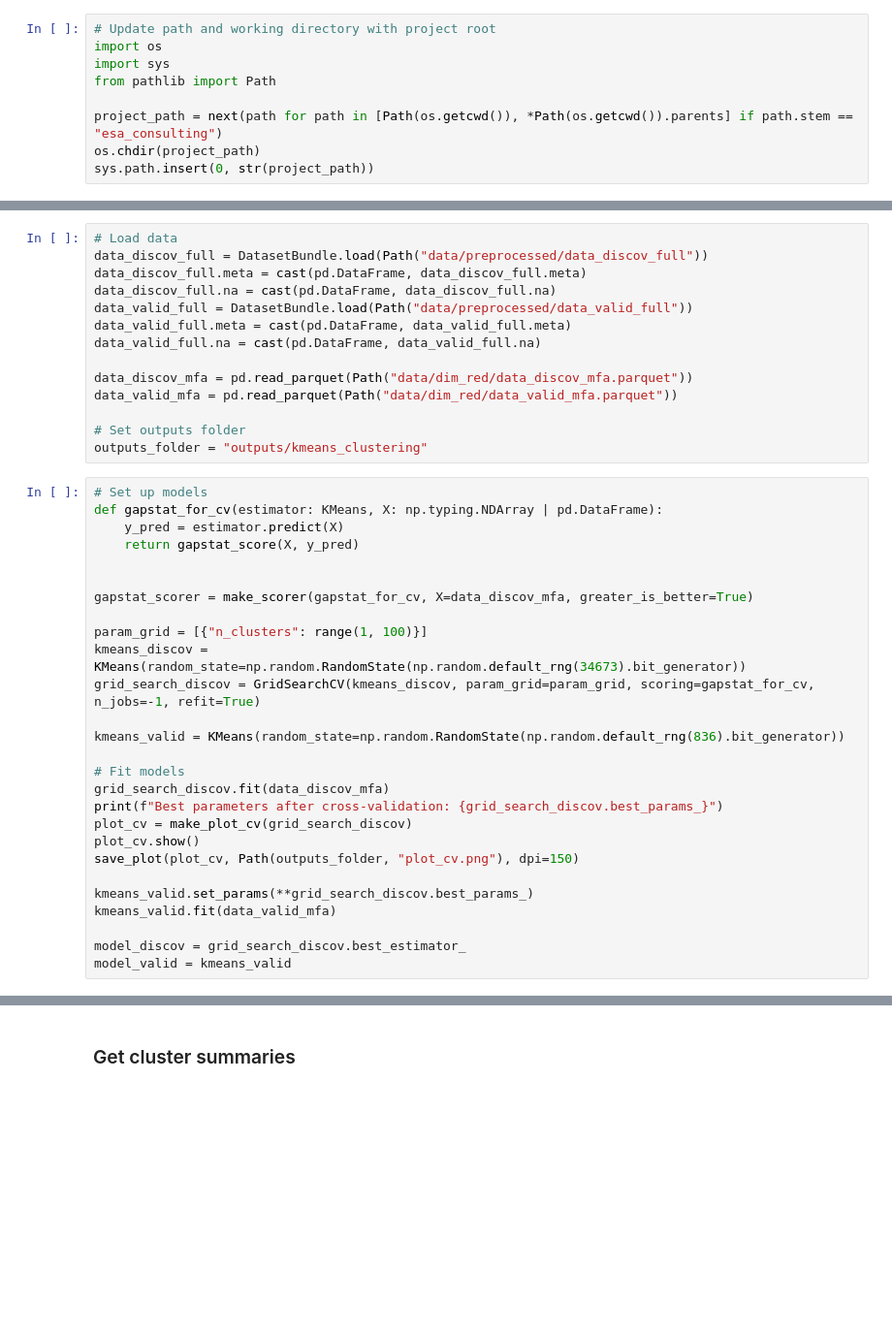
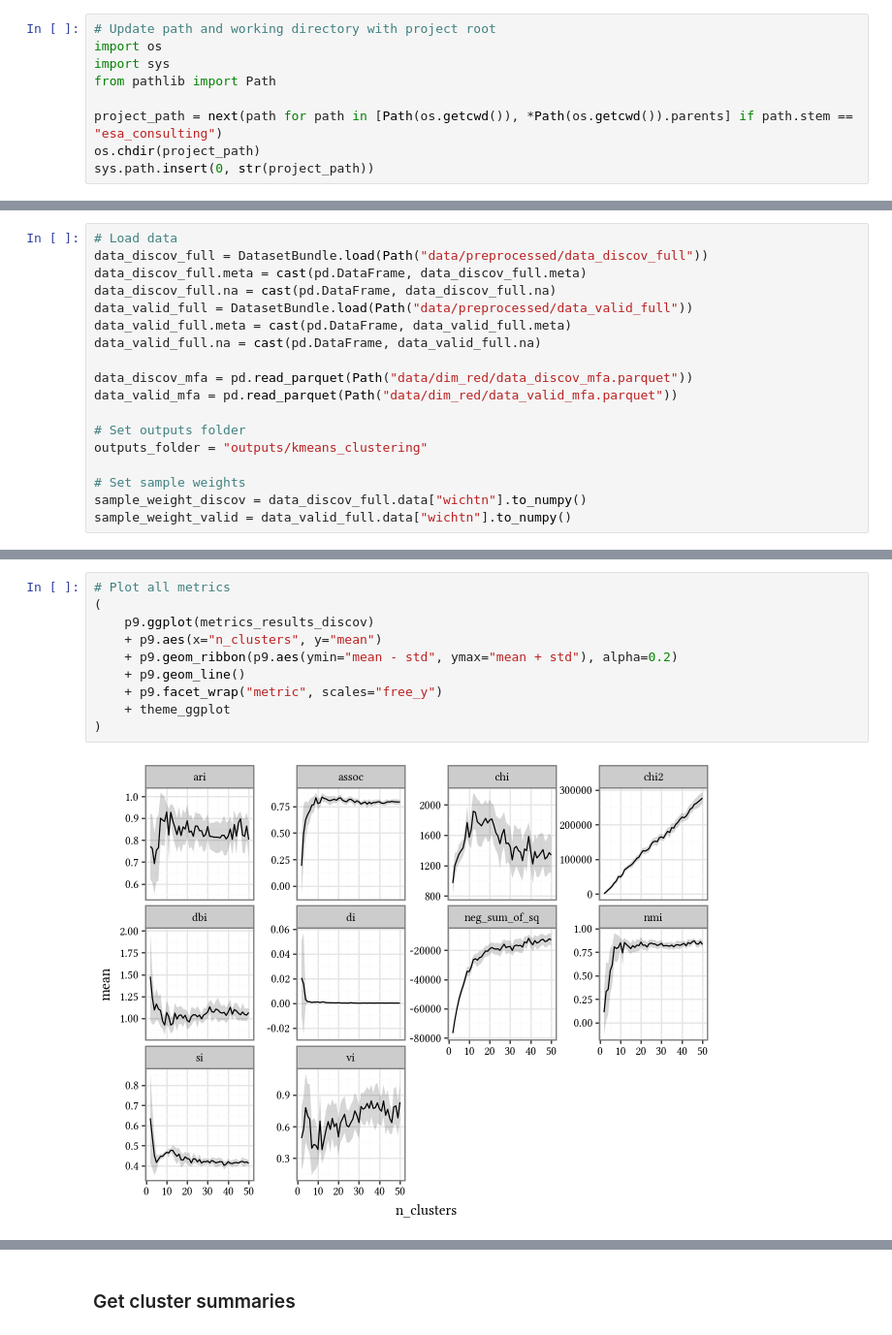
Before and after one commit to LuuisK/esa_consulting, a Jupyter notebook: workflow/kmeans_clustering.ipynb, the cells around one changed output, grey strips where cells are left out. Shown at 97% size. Cells and saved outputs as stored; diff of their text form; blank space fills up the shorter version.

Commit message:
updated k-means modeling to use bootstrapping instead of cross-validation

```diff
--- a/workflow/kmeans_clustering.ipynb
+++ b/workflow/kmeans_clustering.ipynb
@@ -50,30 +62,7 @@ data_valid_mfa = pd.read_parquet(Path("data/dim_red/data_valid_mfa.parquet"))
 
 # Set outputs folder
 outputs_folder = "outputs/kmeans_clustering"
+
+# Set sample weights
+sample_weight_discov = data_discov_full.data["wichtn"].to_numpy()
+sample_weight_valid = data_valid_full.data["wichtn"].to_numpy()
-# %%
-# Set up models
-def gapstat_for_cv(estimator: KMeans, X: np.typing.NDArray | pd.DataFrame):
-    y_pred = estimator.predict(X)
-    return gapstat_score(X, y_pred)
-
-
-gapstat_scorer = make_scorer(gapstat_for_cv, X=data_discov_mfa, greater_is_better=True)
-
-param_grid = [{"n_clusters": range(1, 100)}]
-kmeans_discov = KMeans(random_state=np.random.RandomState(np.random.default_rng(34673).bit_generator))
-grid_search_discov = GridSearchCV(kmeans_discov, param_grid=param_grid, scoring=gapstat_for_cv, n_jobs=-1, refit=True)
-
-kmeans_valid = KMeans(random_state=np.random.RandomState(np.random.default_rng(836).bit_generator))
-
-# Fit models
-grid_search_discov.fit(data_discov_mfa)
-print(f"Best parameters after cross-validation: {grid_search_discov.best_params_}")
-plot_cv = make_plot_cv(grid_search_discov)
-plot_cv.show()
-save_plot(plot_cv, Path(outputs_folder, "plot_cv.png"), dpi=150)
-
-kmeans_valid.set_params(**grid_search_discov.best_params_)
-kmeans_valid.fit(data_valid_mfa)
-
-model_discov = grid_search_discov.best_estimator_
-model_valid = kmeans_valid
@@ -79,0 +113,12 @@ model_valid = kmeans_valid
+# %%
+# Plot all metrics
+(
+    p9.ggplot(metrics_results_discov)
+    + p9.aes(x="n_clusters", y="mean")
+    + p9.geom_ribbon(p9.aes(ymin="mean - std", ymax="mean + std"), alpha=0.2)
+    + p9.geom_line()
+    + p9.facet_wrap("metric", scales="free_y")
+    + theme_ggplot
+)
+# %% [output]
+[figure, added]
```
Also changed, not shown: parts of 12 cells of this notebook, 1 other file.
